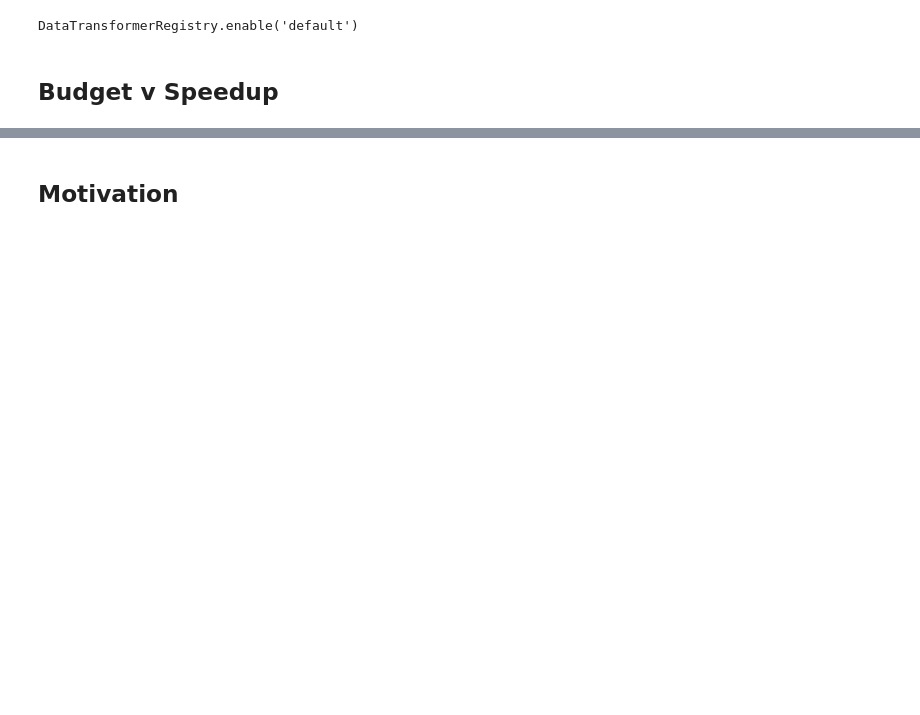
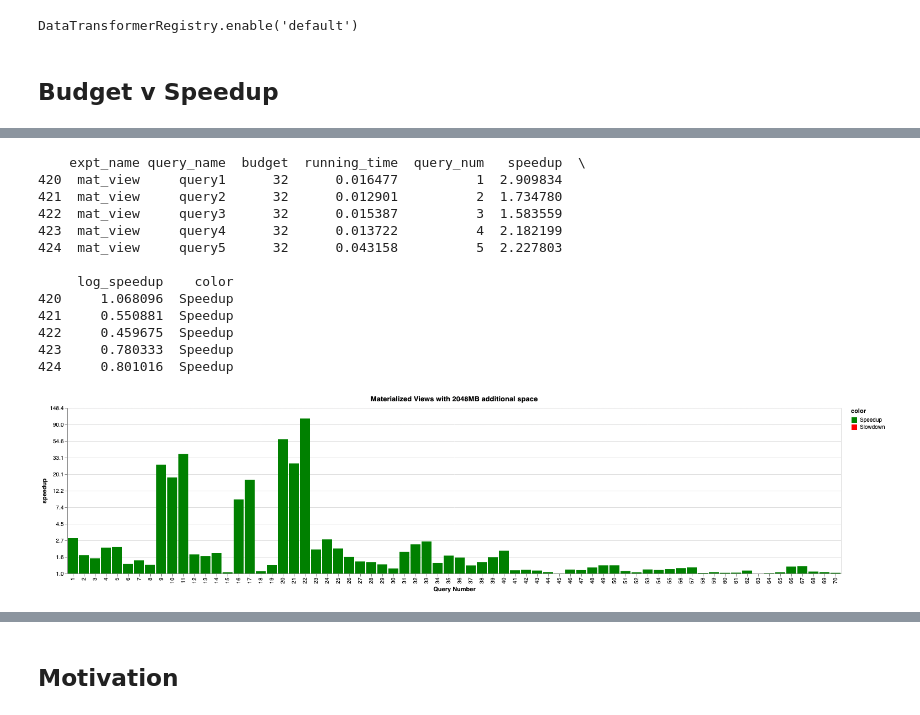
Before and after one commit to amlatyrngom/analytics_prototype, a Jupyter notebook: Untitled.ipynb, the cells around one changed output, grey strips where cells are left out. Cells and saved outputs as stored; diff of their text form; code cells hidden in the pictures; blank space fills up the shorter version.

```diff
--- a/Untitled.ipynb
+++ b/Untitled.ipynb
@@ -218,0 +233,18 @@ chart
+# %%
+chart = plot_speedup("Materialized Views", mat_view, 32)
+chart
+# %% [output]
+    expt_name query_name  budget  running_time  query_num   speedup  \
+420  mat_view     query1      32      0.016477          1  2.909834
+421  mat_view     query2      32      0.012901          2  1.734780
+422  mat_view     query3      32      0.015387          3  1.583559
+423  mat_view     query4      32      0.013722          4  2.182199
+424  mat_view     query5      32      0.043158          5  2.227803
+
+     log_speedup    color
+420     1.068096  Speedup
+421     0.550881  Speedup
+422     0.459675  Speedup
+423     0.780333  Speedup
+424     0.801016  Speedup
+[figure, added]
```
Also changed, not shown: parts of 14 cells of this notebook, 8 other files.
